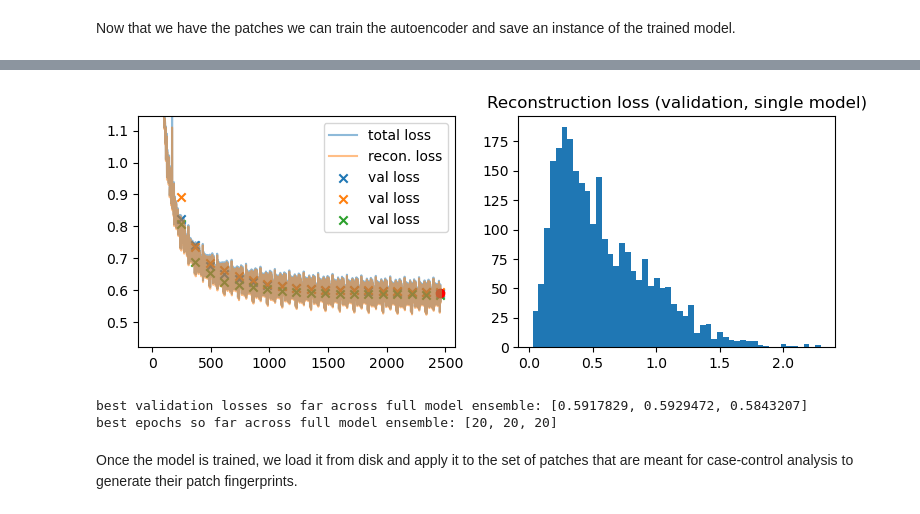
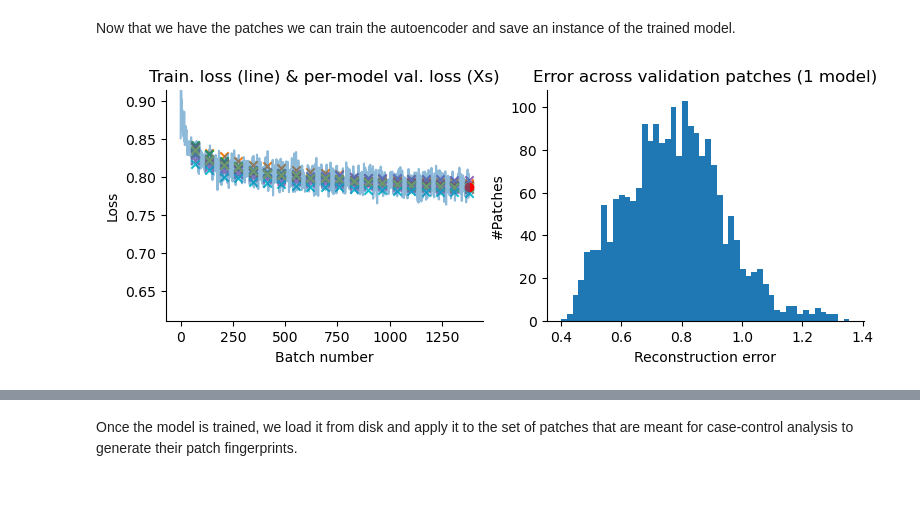
Before and after one commit to yakirr/vima, a Jupyter notebook: demo/demo_ST.ipynb, the cells around one changed output, grey strips where cells are left out. Saved outputs shown, nothing was run; the diff lists cells and outputs as text; code cells hidden in the pictures.

```diff
--- a/demo/demo_ST.ipynb
+++ b/demo/demo_ST.ipynb
@@ -252,10 +151,8 @@ data augmentation is off
 # %% [markdown]
 Now that we have the patches we can train the autoencoder and save an instance of the trained model.
 # %%
-models = torch.nn.ModuleList([
-    vima.models.ResnetVAE(P.nmarkers, P.nsamples)
-    for _ in range(3)])
-
-log = vima.train(models, P)
-torch.save(models.state_dict(), f'RA/_results/models.pt')
+models = vima.models.cVAE(P.nmarkers, P.covariate_sizes)
+vima.fit(models, P, Pdense)
+torch.save(models.state_dict(), f'data/ST/models.pt')
 # %% [output]
+[figure, new version]
@@ -265,6 +165,3 @@ total time elapsed: 2070.41 sec
-[figure, old version]
-best validation losses so far across full model ensemble: [0.5917829, 0.5929472, 0.5843207]
-best epochs so far across full model ensemble: [20, 20, 20]
 # %% [markdown]
 Once the model is trained, we load it from disk and apply it to the set of patches that are meant for case-control analysis to generate their patch fingerprints.
 # %%
```
Also changed, not shown: parts of 31 cells of this notebook, 5 other files.
